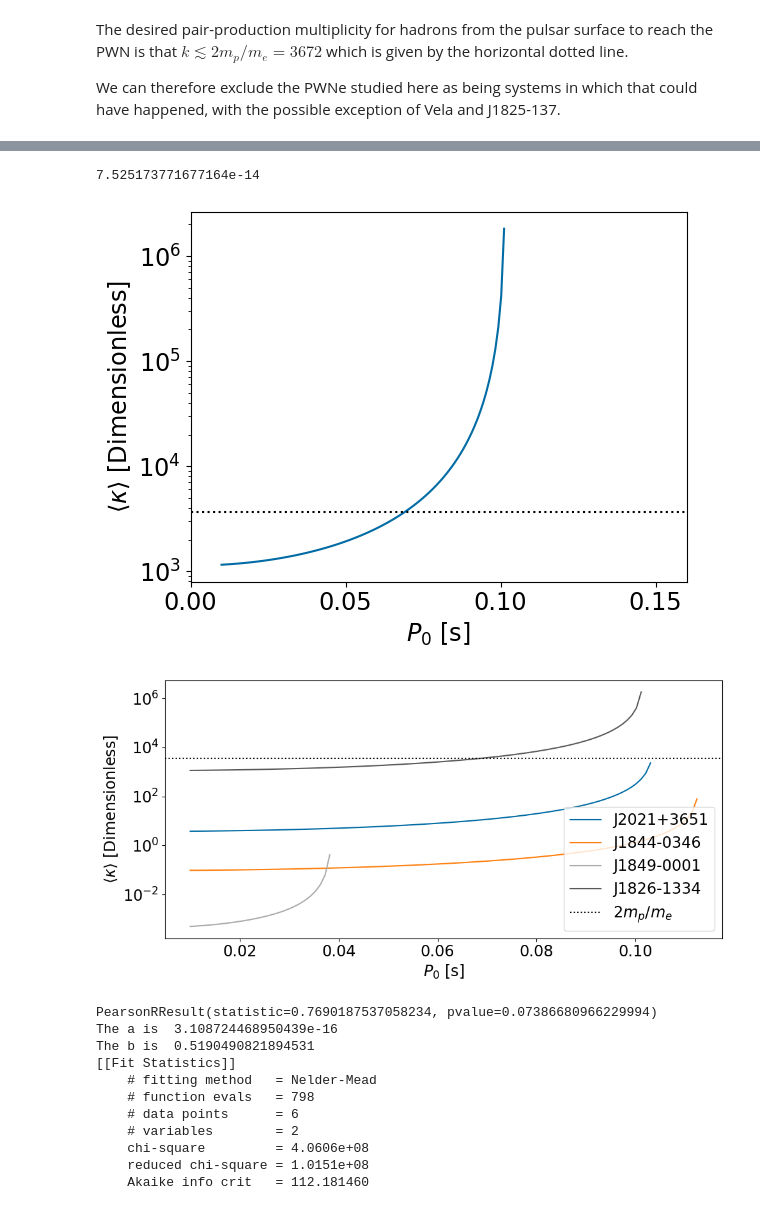
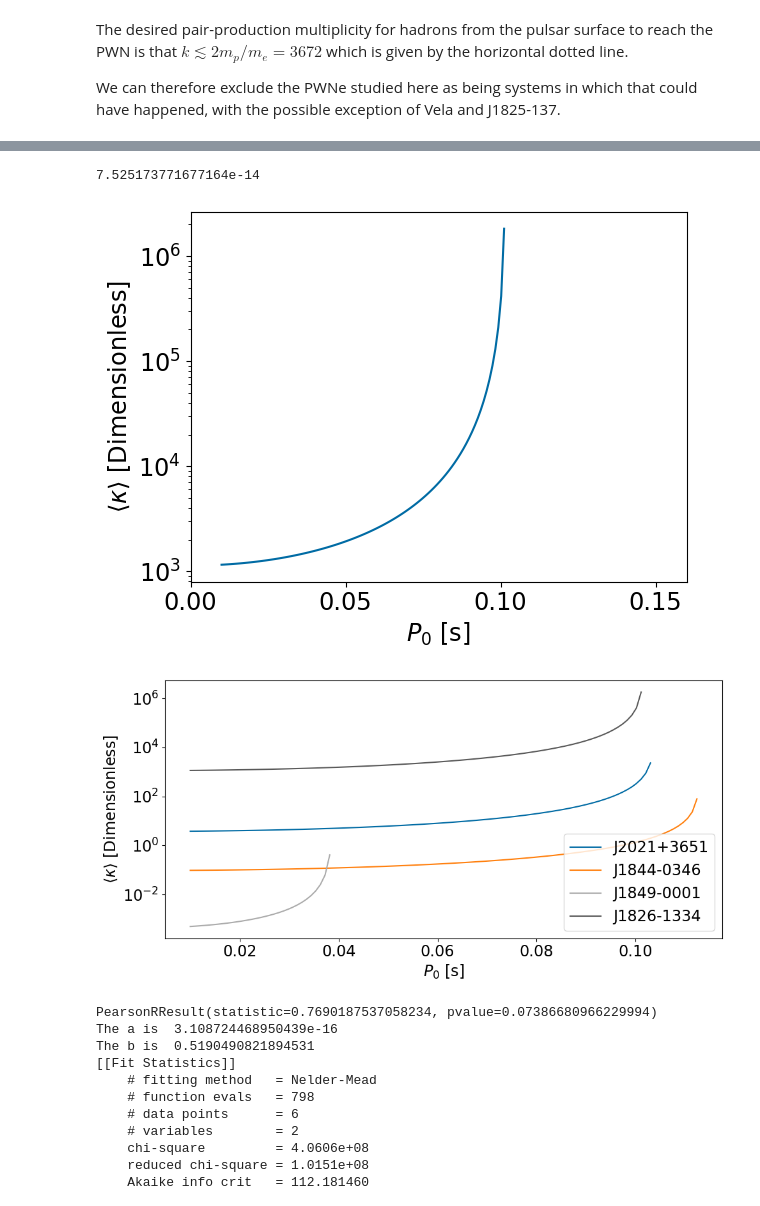
Before and after one commit to STSpencer/psrprops, a Jupyter notebook: PSR_PWN_Testing_giacintiedot.ipynb, the cells around one changed output, grey strips where cells are left out. Saved outputs shown, nothing was run; the diff lists cells and outputs as text; code cells hidden in the pictures.

```diff
--- a/PSR_PWN_Testing_giacintiedot.ipynb
+++ b/PSR_PWN_Testing_giacintiedot.ipynb
@@ -964,38 +964,38 @@ plt.semilogy()
 plt.xlim(0.0,0.16)
 plt.ylabel(r"$\langle \kappa \rangle\ \mathrm{[Dimensionless]}$")
 plt.xlabel("$P_0\ \mathrm{[s]}$")
-plt.axhline(y=2*c.m_p/c.m_e,color='k',linestyle=':')
+#plt.axhline(y=2*c.m_p/c.m_e,color='k',linestyle=':')
 np.savetxt('J1825x.txt',test_p0[mask].value)
 np.savetxt('J1825y.txt',k_p0[mask].value)
 # %% [output]
 7.525173771677164e-14
-[figure, old version]
+[figure, new version]
 # %%
 #LHAASO Sources Plot
 
 fig=plt.figure(figsize=(10,5))
 
 x2018=np.genfromtxt('J2018x.txt')
 y2018=np.genfromtxt('J2018y.txt')
 plt.plot(x2018,y2018,label='J2021+3651')
 x1843=np.genfromtxt('J1843x.txt')
 y1843=np.genfromtxt('J1843y.txt')
 plt.plot(x1843,y1843,label='J1844-0346')
 x1849=np.genfromtxt('J1849x.txt')
 y1849=np.genfromtxt('J1849y.txt')
 plt.plot(x1849,y1849,label='J1849-0001')
 x1825=np.genfromtxt('J1825x.txt')
 y1825=np.genfromtxt('J1825y.txt')
 plt.plot(x1825,y1825,label='J1826-1334')
 plt.ylabel(r"$\langle \kappa \rangle\ \mathrm{[Dimensionless]}$")
 plt.xlabel("$P_0\ \mathrm{[s]}$")
 plt.semilogy()
-plt.axhline(y=2*c.m_p/c.m_e,color='k',linestyle=':',label='$2m_p/m_e$')
+#plt.axhline(y=2*c.m_p/c.m_e,color='k',linestyle=':',label='$2m_p/m_e$')
 plt.legend(loc=4)
 plt.tight_layout()
 plt.savefig('lhassoplot.png',dpi=300)
 # %% [output]
-[figure, old version]
+[figure, new version]
 # %%
 from lmfit import Parameters,minimize, fit_report
 from scipy.stats import pearsonr
```
Also changed, not shown: parts of 12 cells of this notebook.
